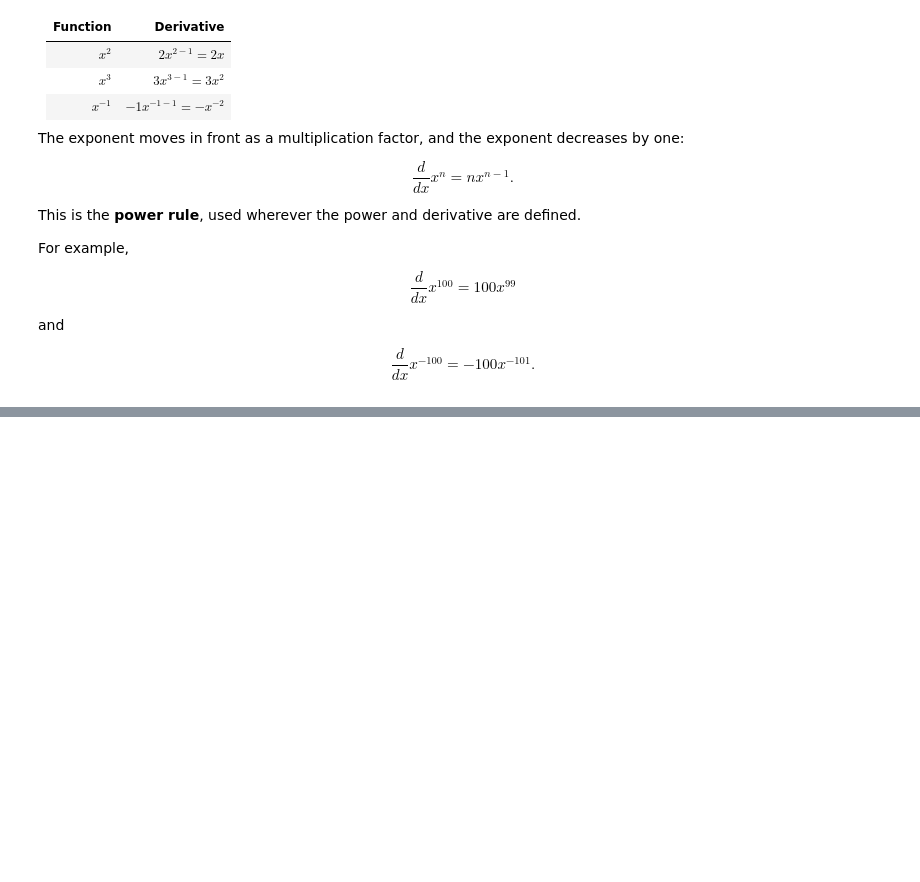
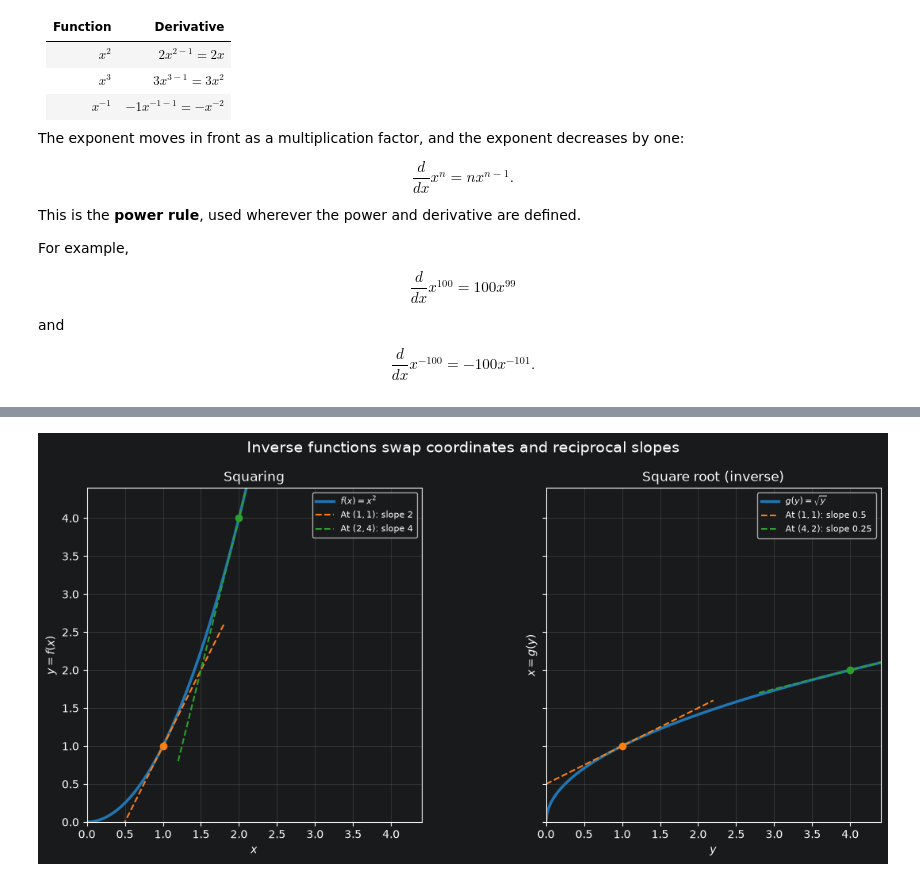
Before and after one commit to majorgilles/mathematics-for-machine-learning-and-data-science, a Jupyter notebook: weeks/c2_w1/01_derivatives_and_optimization.ipynb, the cells around one changed output, grey strips where cells are left out. Cells and saved outputs as stored; diff of their text form; code cells hidden in the pictures; blank space fills up the shorter version.

```diff
--- a/weeks/c2_w1/01_derivatives_and_optimization.ipynb
+++ b/weeks/c2_w1/01_derivatives_and_optimization.ipynb
@@ -1450,0 +1563,42 @@ $$
+# %%
+inverse_x_values: np.ndarray = np.linspace(0.0, 2.1, 300)
+inverse_y_values: np.ndarray = np.linspace(0.0, 4.4, 300)
+
+fig, axes = plt.subplots(1, 2, figsize=(12, 5.5), sharex=True, sharey=True)
+
+axes[0].plot(inverse_x_values, inverse_x_values**2, color="tab:blue", linewidth=2.5,
+             label="$f(x)=x^2$")
+axes[1].plot(inverse_y_values, np.sqrt(inverse_y_values), color="tab:blue", linewidth=2.5,
+             label="$g(y)=\\sqrt{y}$")
+
+inverse_examples: list[tuple[float, str]] = [(1.0, "tab:orange"), (2.0, "tab:green")]
+for input_value, color in inverse_examples:
+    output_value: float = input_value**2
+    forward_slope: float = 2.0 * input_value
+    inverse_slope: float = 1.0 / forward_slope
+
+    forward_line_x: np.ndarray = np.linspace(max(0.0, input_value - 0.8), input_value + 0.8, 100)
+    forward_line_y: np.ndarray = output_value + forward_slope * (forward_line_x - input_value)
+    axes[0].plot(forward_line_x, forward_line_y, color=color, linestyle="--",
+                 label=rf"At $({input_value:g},{output_value:g})$: slope ${forward_slope:g}$")
+    axes[0].scatter([input_value], [output_value], color=color, zorder=3)
+
+    inverse_line_y: np.ndarray = np.linspace(max(0.0, output_value - 1.2), output_value + 1.2, 100)
+    inverse_line_x: np.ndarray = input_value + inverse_slope * (inverse_line_y - output_value)
+    axes[1].plot(inverse_line_y, inverse_line_x, color=color, linestyle="--",
+                 label=rf"At $({output_value:g},{input_value:g})$: slope ${inverse_slope:g}$")
+    axes[1].scatter([output_value], [input_value], color=color, zorder=3)
+
+axes[0].set(xlabel="$x$", ylabel="$y=f(x)$", title="Squaring")
+axes[1].set(xlabel="$y$", ylabel="$x=g(y)$", title="Square root (inverse)")
+for ax in axes:
+    ax.set(xlim=(0, 4.4), ylim=(0, 4.4))
+    ax.set_aspect("equal")
+    ax.grid(alpha=0.25)
+    ax.legend(fontsize=8)
+
+fig.suptitle("Inverse functions swap coordinates and reciprocal slopes", fontsize=14)
+fig.tight_layout()
+plt.show()
+# %% [output]
+[figure, added]
```
Also changed, not shown: parts of 15 cells of this notebook.
